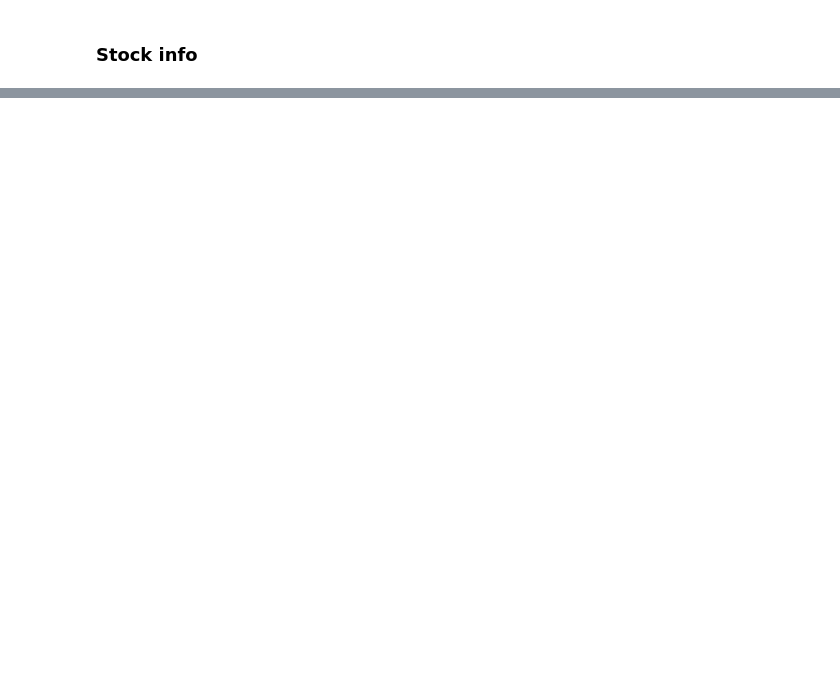
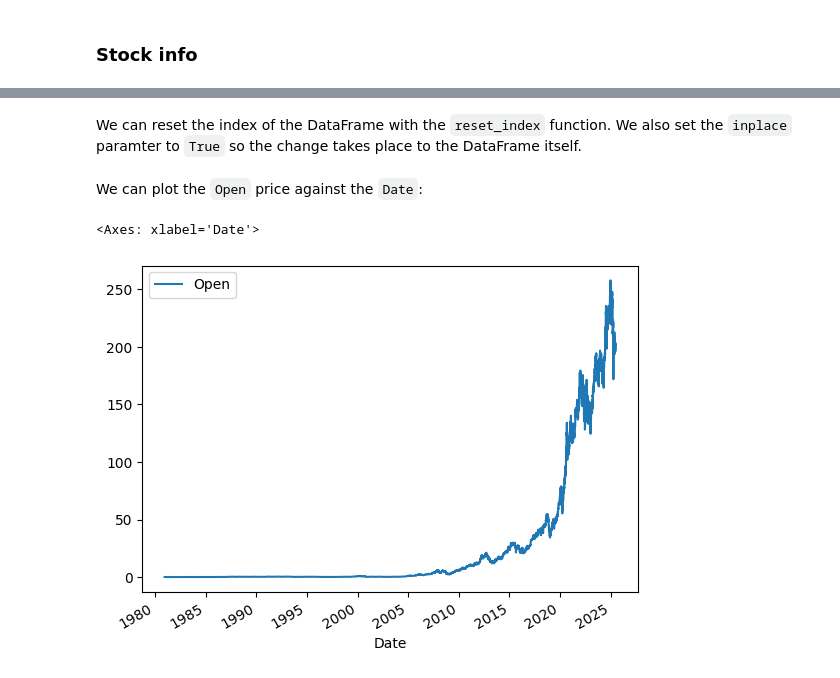
Before and after one commit to Neozs/StockMarketDashboard, a Jupyter notebook: InvestmentFirm.ipynb, the cells around one changed output, grey strips where cells are left out. Saved outputs shown, nothing was run; the diff lists cells and outputs as text; code cells hidden in the pictures; blank space fills up the shorter version.

Commit message:
JSON downloaded and share price data extracted and ploted

```diff
--- a/InvestmentFirm.ipynb
+++ b/InvestmentFirm.ipynb
@@ -34,0 +110,2 @@ operable program or batch file.
+# %%
+apple_share_price_data = apple.history(period="max")
@@ -34,0 +124,11 @@ operable program or batch file.
+# %% [markdown]
+We can reset the index of the DataFrame with the `reset_index` function. We also set the `inplace` paramter to `True` so the change takes place to the DataFrame itself.
+# %%
+apple_share_price_data.reset_index(inplace=True)
+# %% [markdown]
+We can plot the `Open` price against the `Date`:
+# %%
+apple_share_price_data.plot(x="Date", y="Open")
+# %% [output]
+<Axes: xlabel='Date'>
+[figure, added]
```
Also changed, not shown: parts of 10 cells of this notebook, 1 other file.
